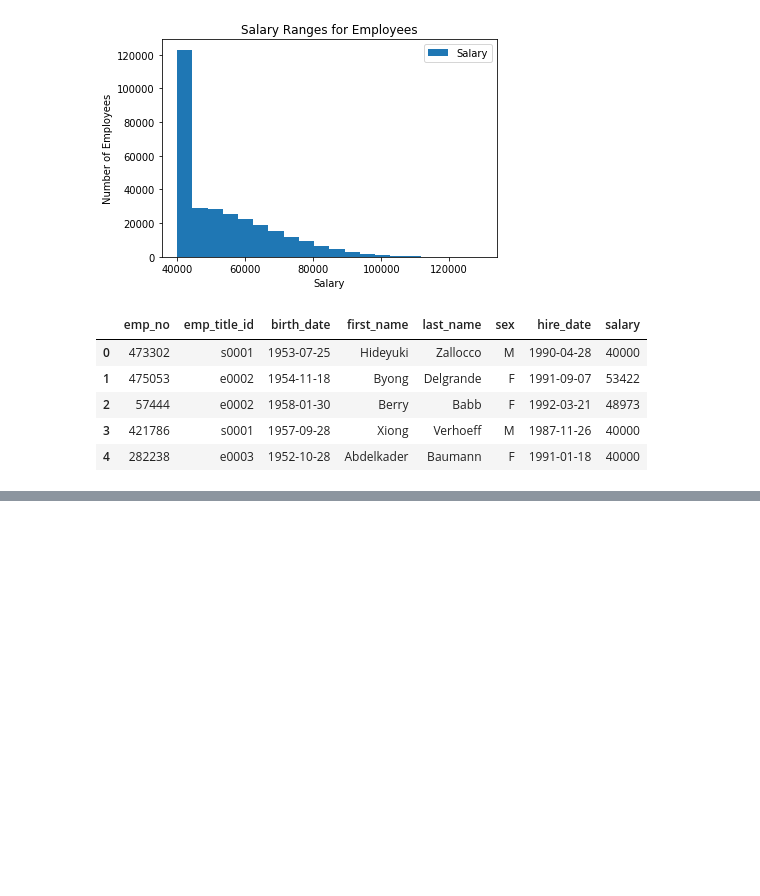
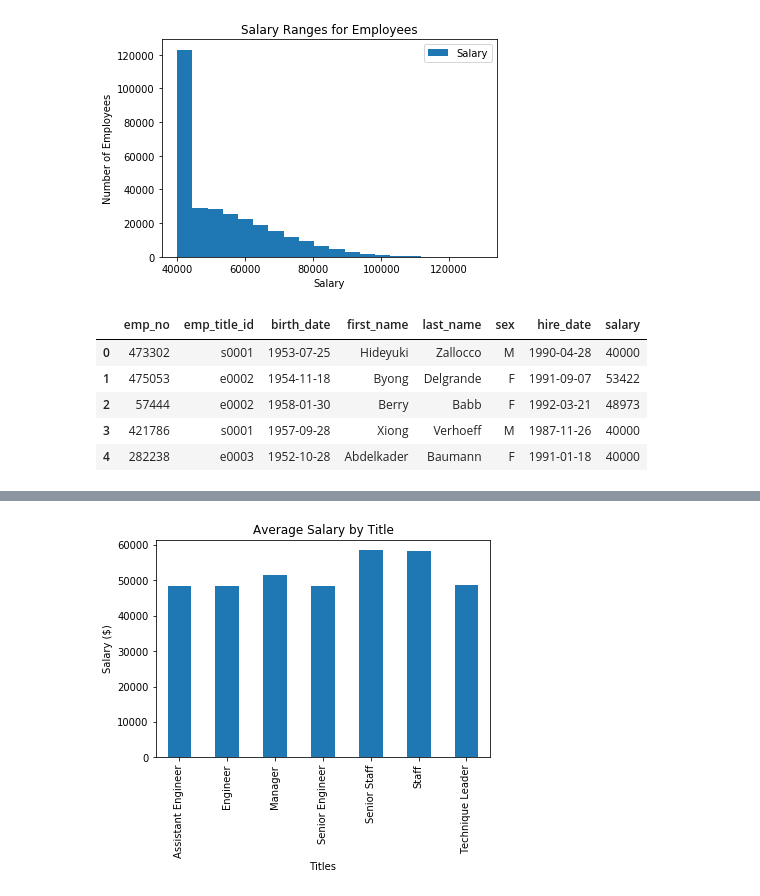
Before and after one commit to pfeliciano1/sql-challenge, a Jupyter notebook: bonus_sql.ipynb, the cells around one changed output, grey strips where cells are left out. Saved outputs shown, nothing was run; the diff lists cells and outputs as text; code cells hidden in the pictures; blank space fills up the shorter version.

Commit message:
Creating bar plot for avg salary by title and the .png

```diff
--- a/bonus_sql.ipynb
+++ b/bonus_sql.ipynb
@@ -65,3 +65,7 @@ employee_salaries.head()
 | 2 | 57444 | e0002 | 1958-01-30 | Berry | Babb | F | 1992-03-21 | 48973 |
 | 3 | 421786 | s0001 | 1957-09-28 | Xiong | Verhoeff | M | 1987-11-26 | 40000 |
 | 4 | 282238 | e0003 | 1952-10-28 | Abdelkader | Baumann | F | 1991-01-18 | 40000 |
+# %%
+# Rename "emp_title_id" to "title_id" for next merge
+new_employee_salaries = employee_salaries.rename(columns={'emp_title_id': 'title_id'})
+new_employee_salaries.head()
@@ -68,2 +79,4 @@ employee_salaries.head()
 # %%
-# Merge the "salaries" table with the "employees" table
+# Merge the "titles" table with the "employees"+"salaries" table
+merged_df = new_employee_salaries.merge(title_data, on="title_id")
+merged_df.head()
@@ -69,0 +90,4 @@ employee_salaries.head()
+# %%
+# Display the mean of each title salary.
+grouped_by_title = merged_df.groupby(['title'])['salary'].mean()
+grouped_by_title
@@ -70,2 +104,10 @@ employee_salaries.head()
 # %%
 # Create a bar chart of average salary by title.
+grouped_by_title.plot.bar()
+plt.xlabel("Titles")
+plt.ylabel("Salary ($)")
+plt.title("Average Salary by Title")
+plt.savefig("average_salary_title.png")
+plt.show()
+# %% [output]
+[figure, added]
```
Also changed, not shown: parts of 3 cells of this notebook, 1 other file.
